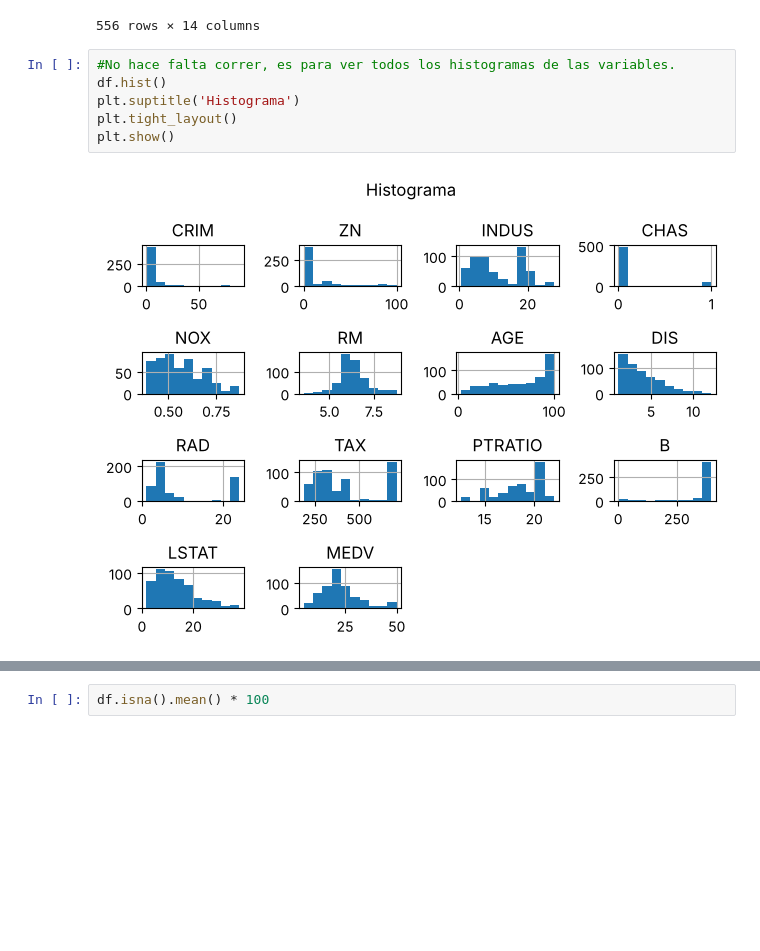
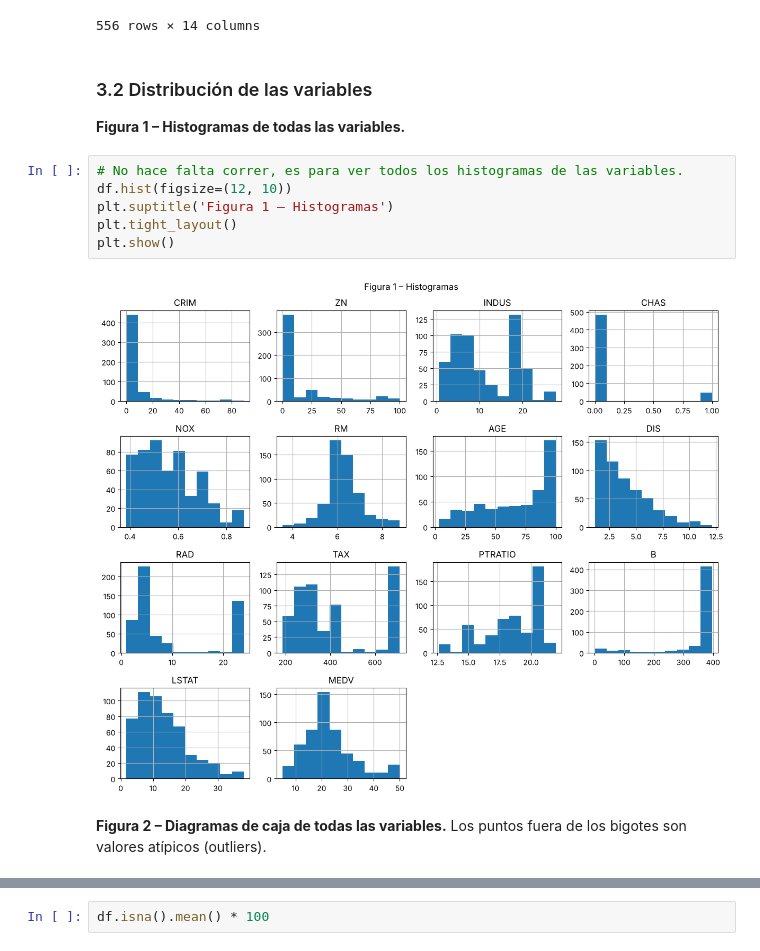
Before and after one commit to sebastianbtmo/TP_AA1_Beltramo_Capisano_Dottavio, a Jupyter notebook: TP_1/TP-regresion-AA1.ipynb, the cells around one changed output, grey strips where cells are left out. Saved outputs shown, nothing was run; the diff lists cells and outputs as text; blank space fills up the shorter version.

Commit message:
Agrega formato y verificación de distribución

```diff
--- a/TP_1/TP-regresion-AA1.ipynb
+++ b/TP_1/TP-regresion-AA1.ipynb
@@ -43,14 +51,20 @@ memory usage: 60.9 KB
 | 554 | 32.504013 | 6.528591 | 8.937346 | 1.0 | NaN | 4.016588 | NaN | 5.243777 | 20.416908 | 197.236588 | 19.639059 | ... |
 | 555 | 0.239120 | 0.000000 | 9.690000 | 0.0 | 0.585 | 6.019000 | 65.3 | 2.409100 | 6.000000 | 391.000000 | 19.200000 | ... |
 556 rows × 14 columns
+# %% [markdown]
+### 3.2 Distribución de las variables
+
+**Figura 1 – Histogramas de todas las variables.**
 # %%
-#No hace falta correr, es para ver todos los histogramas de las variables.
-df.hist()
-plt.suptitle('Histograma')
+# No hace falta correr, es para ver todos los histogramas de las variables.
+df.hist(figsize=(12, 10))
+plt.suptitle('Figura 1 – Histogramas')
 plt.tight_layout()
 plt.show()
 # %% [output]
-[figure, old version]
+[figure, new version]
+# %% [markdown]
+**Figura 2 – Diagramas de caja de todas las variables.** Los puntos fuera de los bigotes son valores atípicos (outliers).
 # %%
 cols = df.columns
 fig, axes = plt.subplots(nrows=3, ncols=5, sharey=False, figsize=(12, 10))
```
Also changed, not shown: parts of 30 cells of this notebook.
